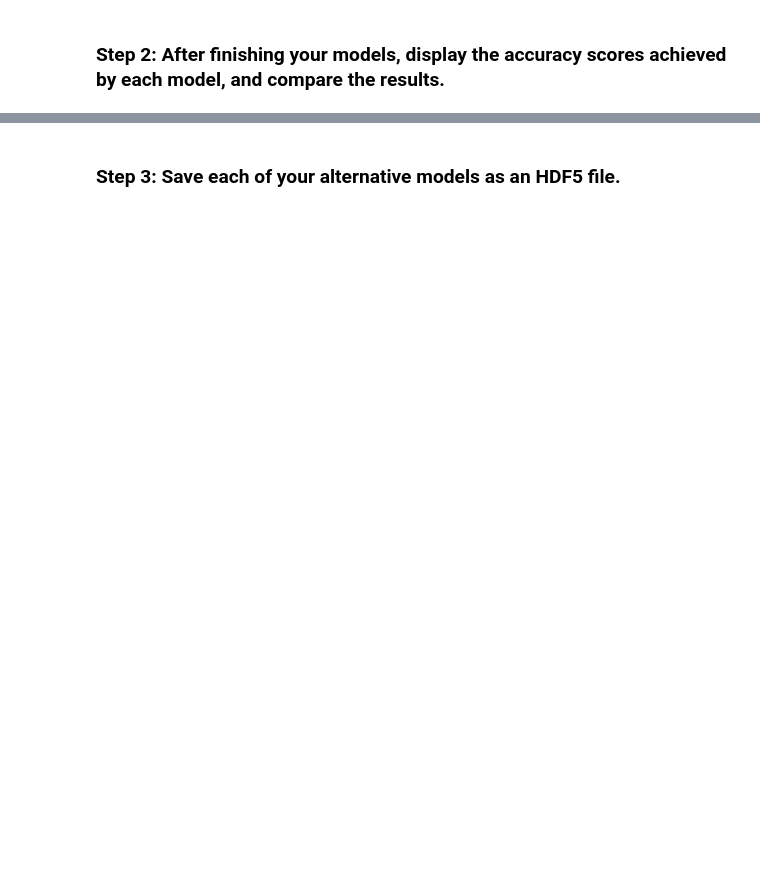
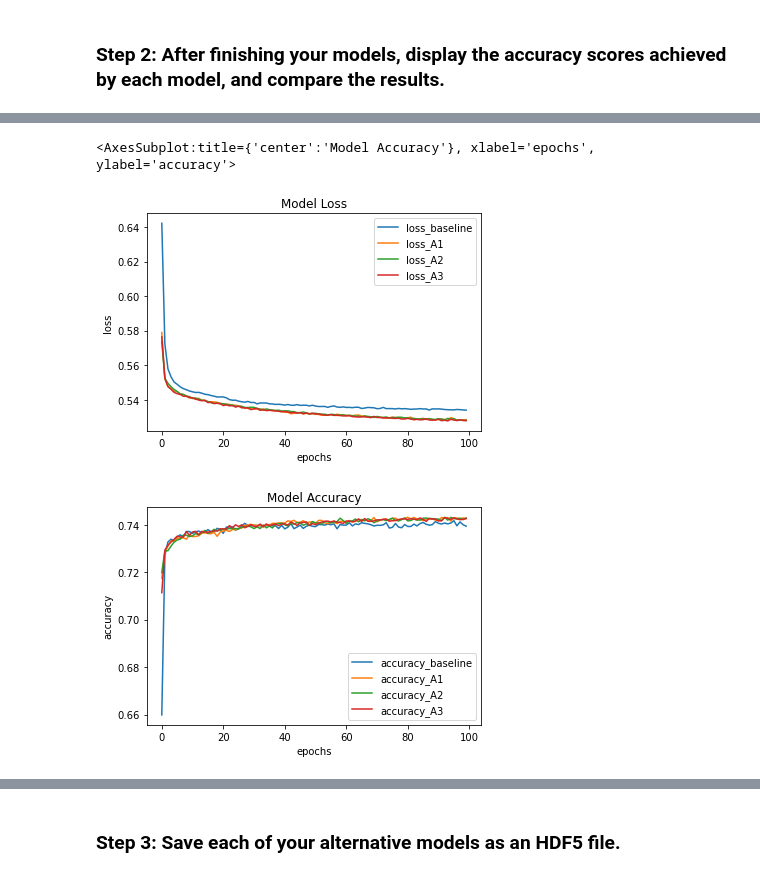
Before and after one commit to godifay/Alphabet-Soup-funding-, a Jupyter notebook: Starter_Code 13/GC_venture_funding_with_deep_learning.ipynb, the cells around one changed output, grey strips where cells are left out. Saved outputs shown, nothing was run; the diff lists cells and outputs as text; code cells hidden in the pictures; blank space fills up the shorter version.

```diff
--- a/Starter_Code 13/GC_venture_funding_with_deep_learning.ipynb
+++ b/Starter_Code 13/GC_venture_funding_with_deep_learning.ipynb
@@ -506,0 +696,6 @@ hidden_nodes_layer1_A2
+# %%
+# Define the number of hidden nodes for the third hidden layer
+hidden_nodes_layer3_A3 = (hidden_nodes_layer2_A3 + number_output_neurons_A3) // 2
+
+# Review the number of hidden nodes in the first layer
+hidden_nodes_layer3_A3
@@ -507,3 +704,3 @@ hidden_nodes_layer1_A2
 # %%
 # Create the Sequential model instance
-nn_A2 = # YOUR CODE HERE
+nn_A3 = Sequential()
@@ -519,6 +745,9 @@ nn_A2 = # YOUR CODE HERE
 # %%
 # Compile the model
 # YOUR CODE HERE
+nn_A3.compile(loss="binary_crossentropy", optimizer="adam", metrics=["accuracy"])
 # %%
-# Fit the model
+# Fit the model with 100 epochs
 # YOUR CODE HERE
+
+fit_model_A3 = nn_A3.fit(X_train_scaled, y_train, epochs=100)
@@ -534,0 +786,30 @@ print(f"Loss: {model_loss}, Accuracy: {model_accuracy}")
+# %%
+
+# Create a DataFrame using the model history for loss
+models_plot_loss = pd.DataFrame(
+    {'loss_baseline' : fit_model_baseline.history['loss'],
+    'loss_A1' : fit_model_A1.history['loss'],
+    'loss_A2' : fit_model_A2.history['loss'],
+    'loss_A3' : fit_model_A3.history['loss']
+    }
+)
+
+
+# Vizualize the model plot where the y-axis displays the loss metric
+models_plot_loss.plot(title='Model Loss', xlabel='epochs', ylabel='loss')
+
+# Create a DataFrame using the model history for accuracy
+models_plot_accuracy = pd.DataFrame(
+    {'accuracy_baseline' : fit_model_baseline.history['accuracy'],
+    'accuracy_A1' : fit_model_A1.history['accuracy'],
+    'accuracy_A2' : fit_model_A2.history['accuracy'],
+    'accuracy_A3' : fit_model_A3.history['accuracy']
+    }
+)
+
+# Vizualize the model plot where the y-axis displays the accuracy metric
+models_plot_accuracy.plot(title='Model Accuracy', xlabel='epochs', ylabel='accuracy')
+# %% [output]
+<AxesSubplot:title={'center':'Model Accuracy'}, xlabel='epochs', ylabel='accuracy'>
+[figure, added]
+[figure, added]
```
Also changed, not shown: parts of 56 cells of this notebook, 7 other files.
